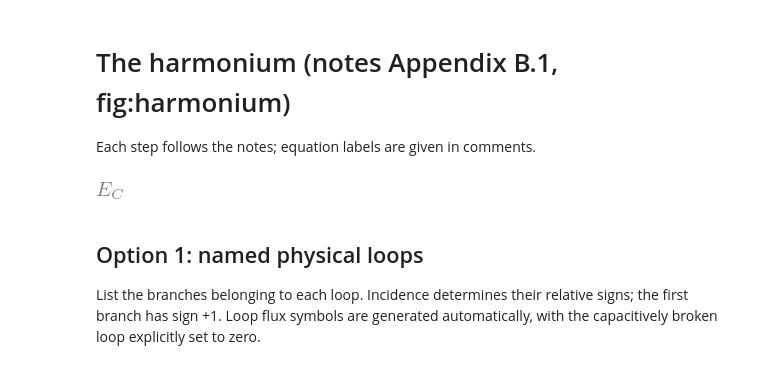
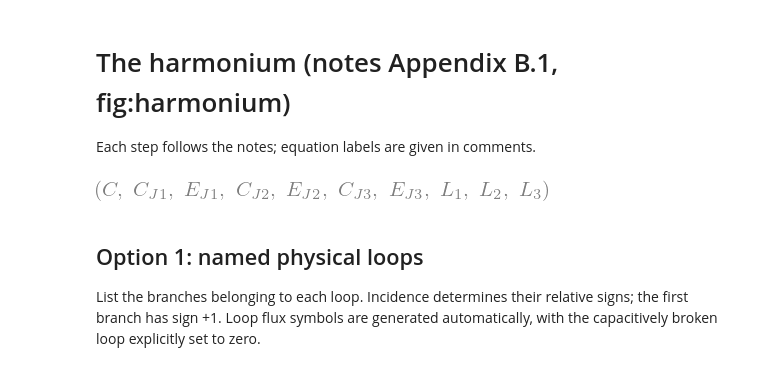
Before and after one commit to eliweissler/circuit-quantization, a Jupyter notebook: examples/harmonium.ipynb, the cells around one changed output. Drawn from its saved outputs; the diff is of its cells as text; code cells hidden in the pictures.

```diff
--- a/examples/harmonium.ipynb
+++ b/examples/harmonium.ipynb
@@ -11,19 +11,18 @@ sym.init_printing()
 F, H, W = cq.ghz_to_farad, cq.ghz_to_henry, cq.phase_to_weber
 # %%
 circuit = Circuit([
-    Branch("C", 1, 5, energy_symbols=True),
-    Branch("J1", 1, 2, energy_symbols=True),
-    Branch("J2", 1, 3, energy_symbols=True),
-    Branch("J3", 4, 5, energy_symbols=True),
-    Branch("L1", 2, 4, energy_symbols=True),
-    Branch("L2", 3, 4, energy_symbols=True),
-    Branch("L3", 4, 5, energy_symbols=True),
+    Branch("C", 1, 5),
+    Branch("J1", 1, 2),
+    Branch("J2", 1, 3),
+    Branch("J3", 4, 5),
+    Branch("L1", 2, 4),
+    Branch("L2", 3, 4),
+    Branch("L3", 4, 5),
 ], ground=5)
-EC, EC1, EJ1, EC2, EJ2, EC3, EJ3, EL1, EL2, EL3 = circuit.variables
+C, CJ1, EJ1, EC2, EJ2, EC3, EJ3, EL1, EL2, EL3 = circuit.variables
+circuit.variables
+# %% [output]
+[figure, added]
-# %%
-EC
-# %% [output]
-[figure, removed]
 # %% [markdown]
 ## Option 1: named physical loops
 
```
Also changed, not shown: parts of 11 cells of this notebook, 11 other files.
